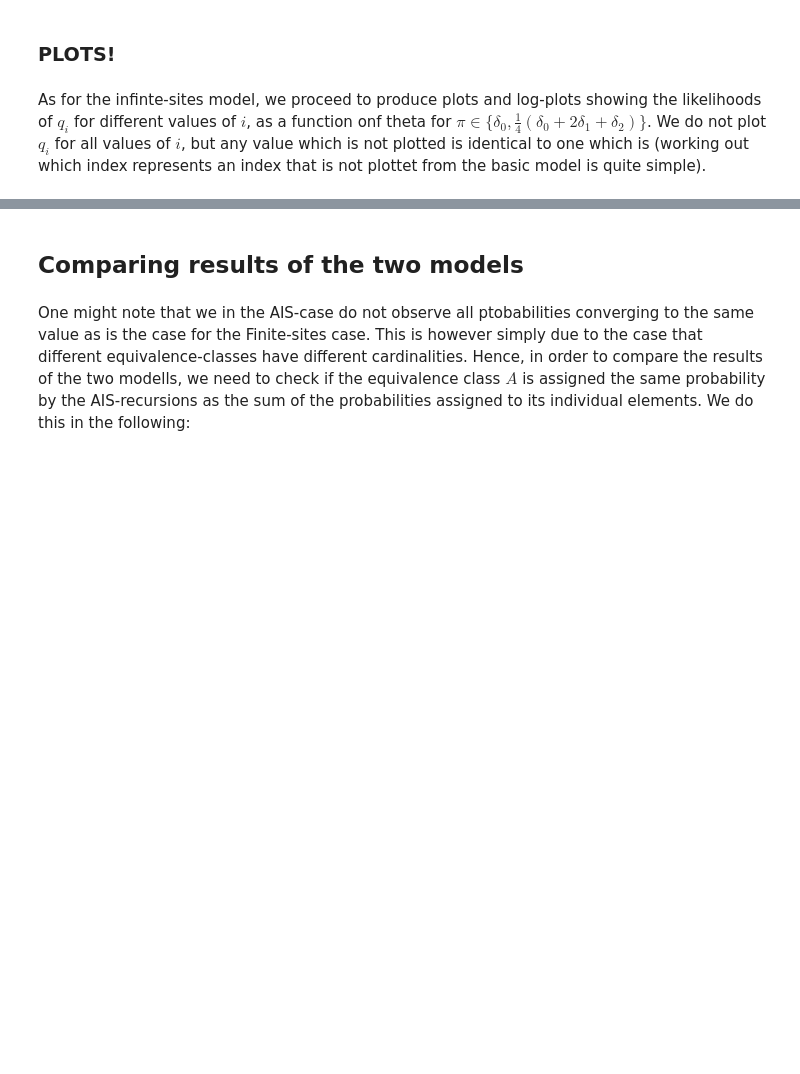
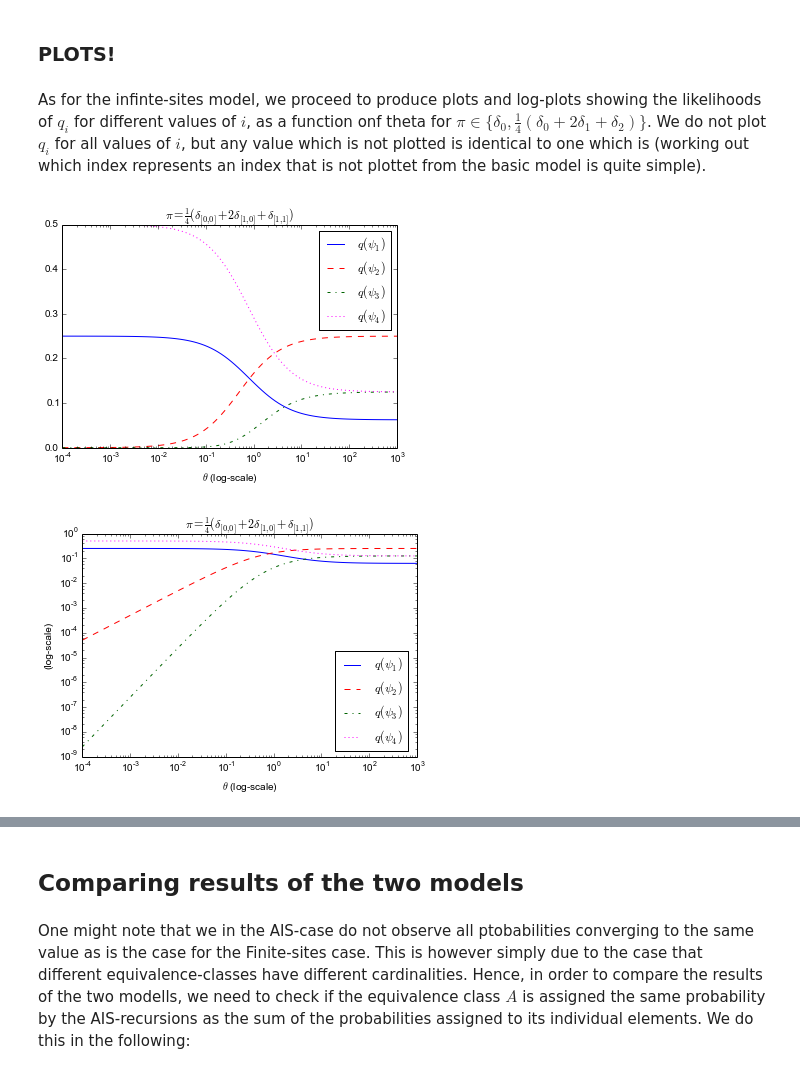
Before and after one commit to Cronjaeger/almost-infinite-sites-recursions, a Jupyter notebook: ipython_notebooks/explicit_solution_of_recursions.ipynb, the cells around one changed output, grey strips where cells are left out. Saved outputs shown, nothing was run; the diff lists cells and outputs as text; code cells hidden in the pictures; blank space fills up the shorter version.

```diff
--- a/ipython_notebooks/explicit_solution_of_recursions.ipynb
+++ b/ipython_notebooks/explicit_solution_of_recursions.ipynb
@@ -558,5 +558,81 @@ pi2_AIS = (1.0 , 0.0 , 0.0)
 pis_AIS = (pi1_AIS,pi2_AIS)
 
 solutions_AIS,Ms_AIS,bs_AIS = solve_AIS_recursions(thetas,pis_AIS)
+# %%
+labels = {
+    3: r'$q(\psi_1)$',
+    4: r'$q(\psi_2)$',
+    5: r'$q(\psi_3)$',
+    6: r'$q(\psi_4)$',
+    7: r'$q(\psi_5)$',
+    8: r'$q(\psi_6)$',
+    9: r'$q(\psi_7)$'
+}
+'''
+[‘solid’ | ‘dashed’, ‘dashdot’, ‘dotted’ | (offset, on-off-dash-seq) | '-' | '--' | '-.' | ':' | 'None' | ' ' | '']
+'''
+styles = {
+    3: 'solid',
+    4: 'dashed',
+    5: 'dashdot',
+    6: 'dotted',
+    7: 'dashdot',
+    8: ':',
+    9: 'solid'
+}
+
+colors ={
+    3: 'blue',
+    4: 'red',
+    5: 'darkgreen',
+    6: 'magenta',
+    7: 'brown',
+    8: 'darkorange',
+    9: 'orchid'
+}
+
+
+plt.figure(3)
+#plt.subplot(211)
+for i in (3,4,5,6):
+    likelihhods = [solutions_AIS[(theta,pi1_AIS)][i] for theta in thetas]
+    plt.plot(thetas,likelihhods, label = labels[i], linestyle = styles[i], color = colors[i])
+#plt.legendnd()
+plt.legend()
+plt.xscale('log')
+plt.xlabel('$\\theta$ (log-scale)')
+plt.title('$\pi = \\frac{1}{4}(\delta_{[0 , 0]} + 2\delta_{[1 , 0]} + \delta_{[1 , 1]})$')
+
+figure_paths = generate_figure_paths('AIS_symetric_boundary')
+for path in figure_paths:
+    plt.savefig(path)
+
+plt.show()
+plt.close()
+
+plt.figure(4)
+#plt.subplot(212)
+for i in (3,4,5,6):
+    likelihhods = [solutions_AIS[(theta,pi1_AIS)][i] for theta in thetas]
+    #plt.plot(thetas,likelihhods, label = 'i = %i'%i)
+    plt.plot(thetas,likelihhods, label = labels[i], linestyle = styles[i], color = colors[i])
+#plt.legendnd()
+plt.legend(bbox_to_anchor=(0.99, 0.50))
+plt.xscale('log')
+plt.yscale('log')
+plt.xlabel('$\\theta$ (log-scale)')
+plt.ylabel('(log-scale)')
+#plt.title('$q_i$ for $i \\in \\{ 3,4,5\\}$, $\pi = \\frac{1}{4}(\delta_0 + 2\delta_1 + \delta_2)$')
+plt.title('$\pi = \\frac{1}{4}(\delta_{[0 , 0]} + 2\delta_{[1 , 0]} + \delta_{[1 , 1]})$')
+
+figure_paths = generate_figure_paths('AIS_symetric_boundary_log-log')
+for path in figure_paths:
+    plt.savefig(path)
+
+plt.show()
+plt.close()
+# %% [output]
+[figure, added]
+[figure, added]
 # %%
 plt.figure(3)
```
Also changed, not shown: parts of 2 cells of this notebook, 8 other files.
